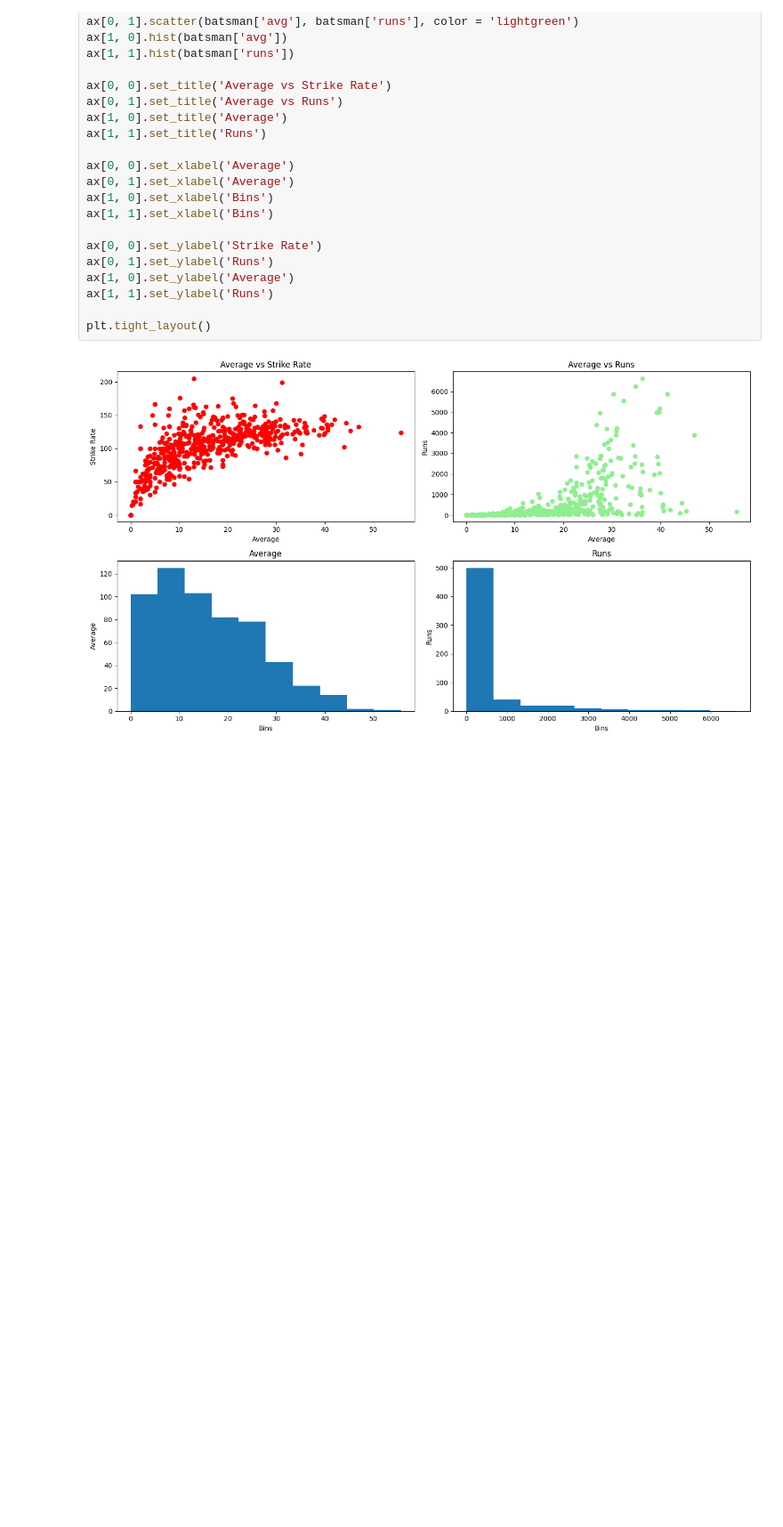
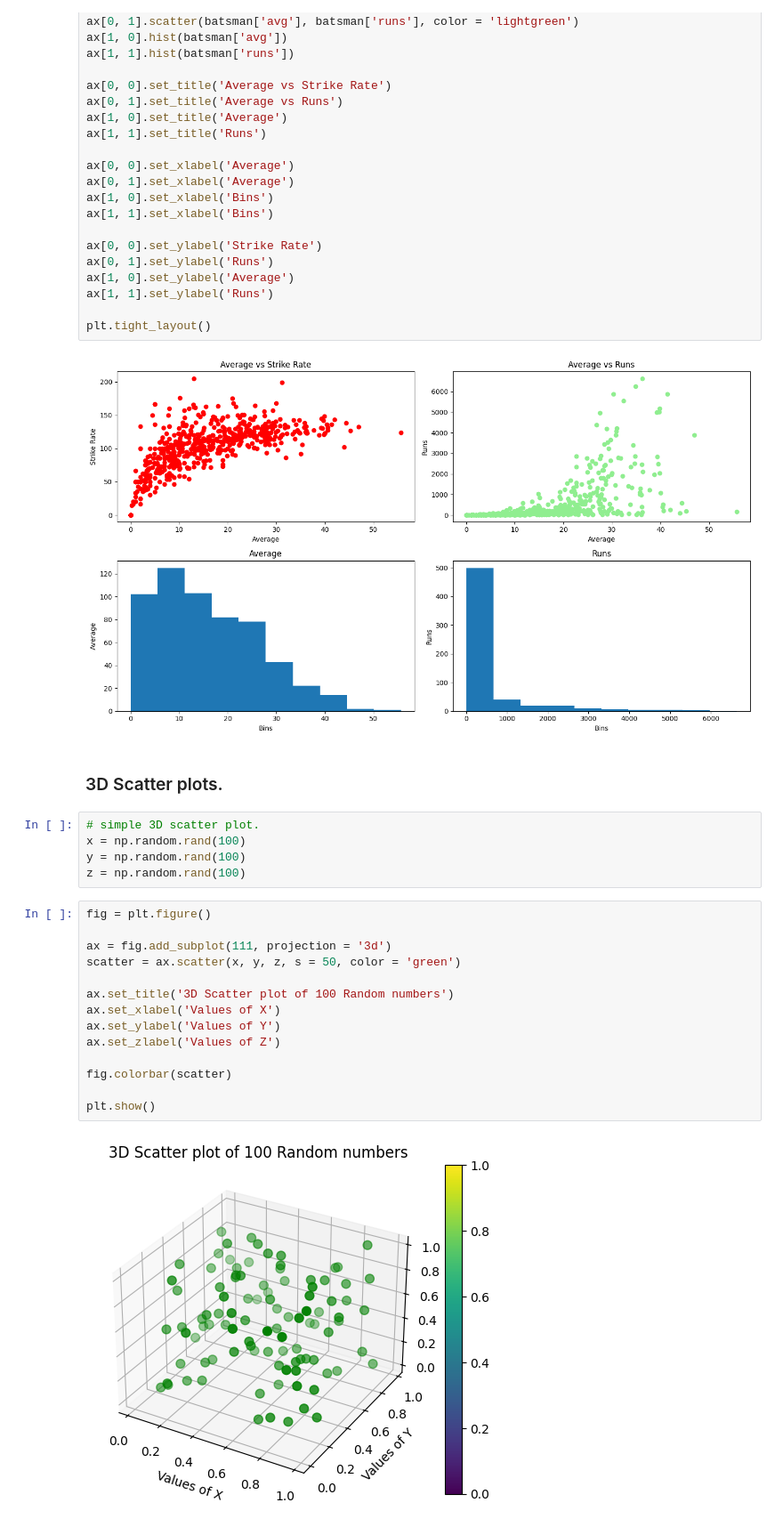
Before and after one commit to mohduzaif/data-visualization-python, a Jupyter notebook: Matplotlib/Advance Matplotlib concepts.ipynb, the cells around one changed output. Shown at 89% size. Drawn from its saved outputs; the diff is of its cells as text; blank space fills up the shorter version.

```diff
--- a/Matplotlib/Advance Matplotlib concepts.ipynb
+++ b/Matplotlib/Advance Matplotlib concepts.ipynb
@@ -156,3 +156,26 @@ ax[1, 1].set_ylabel('Runs')
 plt.tight_layout()
 # %% [output]
 [figure]
+# %% [markdown]
+### 3D Scatter plots.
+# %%
+# simple 3D scatter plot.
+x = np.random.rand(100)
+y = np.random.rand(100)
+z = np.random.rand(100)
+# %%
+fig = plt.figure()
+
+ax = fig.add_subplot(111, projection = '3d')
+scatter = ax.scatter(x, y, z, s = 50, color = 'green')
+
+ax.set_title('3D Scatter plot of 100 Random numbers')
+ax.set_xlabel('Values of X')
+ax.set_ylabel('Values of Y')
+ax.set_zlabel('Values of Z')
+
+fig.colorbar(scatter)
+
+plt.show()
+# %% [output]
+[figure, added]
```
Also changed, not shown: parts of 46 cells of this notebook, 1 other file.
